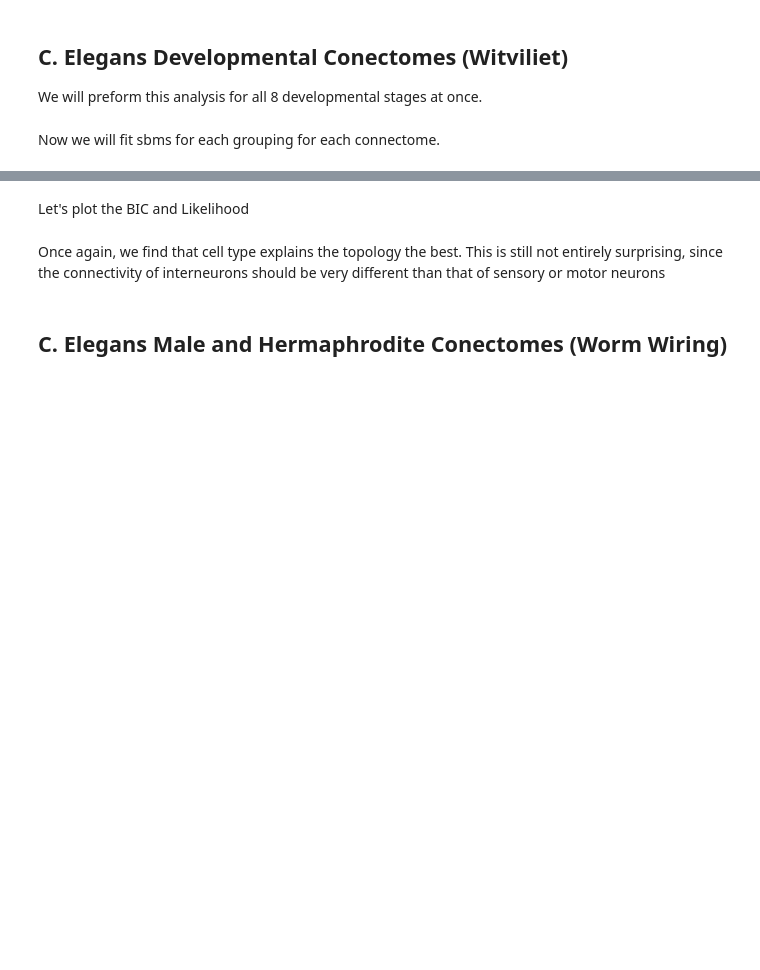
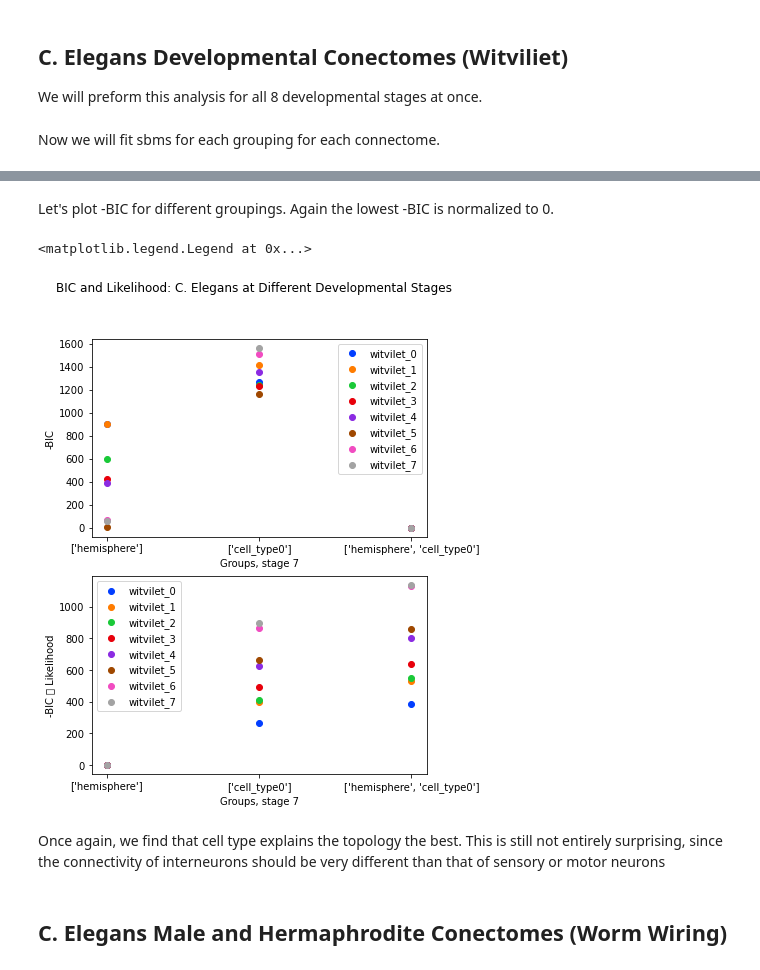
Before and after one commit to neurodata/connectocross, a Jupyter notebook: docs/apriori_sbms.ipynb, the cells around one changed output, grey strips where cells are left out. Saved outputs shown, nothing was run; the diff lists cells and outputs as text; code cells hidden in the pictures; blank space fills up the shorter version.

```diff
--- a/docs/apriori_sbms.ipynb
+++ b/docs/apriori_sbms.ipynb
@@ -103,24 +133,33 @@ wit_results.head(24)
 # %% [markdown]
-Let's plot the BIC and Likelihood
+Let's plot -BIC for different groupings. Again the lowest -BIC is normalized to 0.
 # %%
-fig, ax = plt.subplots(8, 2)
+fig, ax = plt.subplots(2)
 out_index = wit_results.index.levels[0]
-colors = sns.color_palette("bright")[2]
+colors = sns.color_palette("bright")
 for i, key in enumerate(out_index):
     data = wit_results.loc[key]
-    ax[i, 0].scatter(data['bic'].index,
-                     data['bic'],
+    bic_data = data['bic'].to_numpy()
+    norm_bic = bic_data - np.min(bic_data)
+    like_data = data['likelihood'].to_numpy()
+    norm_like = like_data - np.min(like_data)
+    ax[0].scatter(data['bic'].index,
+                     norm_bic,
                      label=key,
-                     color=np.array(colors))
-    ax[i, 1].scatter(data['likelihood'].index,
-                     data['likelihood'],
+                     color=np.array(colors)[i])
+    ax[1].scatter(data['likelihood'].index,
+                     norm_like,
                      label=key,
-                     color=np.array(colors))
-    ax[i, 0].set(xlabel='Groups, stage ' + str(i), ylabel='-BIC')
-    ax[i, 1].set(xlabel='Groups, stage ' + str(i), ylabel='Likelihood')
+                     color=np.array(colors)[i])
+    ax[0].set(xlabel='Groups, stage ' + str(i), ylabel='-BIC')
+    ax[1].set(xlabel='Groups, stage ' + str(i), ylabel='Likelihood')
 plt.ylabel('-BIC \t Likelihood')
 _ = fig.suptitle('BIC and Likelihood: C. Elegans at Different Developmental Stages')
-fig.set_size_inches(16, 32)
+fig.set_size_inches(6, 8)
+ax[0].legend(loc='best')
+ax[1].legend(loc='best')
+# %% [output]
+<matplotlib.legend.Legend at 0x...>
+[figure, added]
 # %% [markdown]
 Once again, we find that cell type explains the topology the best. This is still not entirely surprising, since the
 connectivity of interneurons should be very different than that of sensory or motor neurons
```
Also changed, not shown: parts of 7 cells of this notebook, 2 other files.
